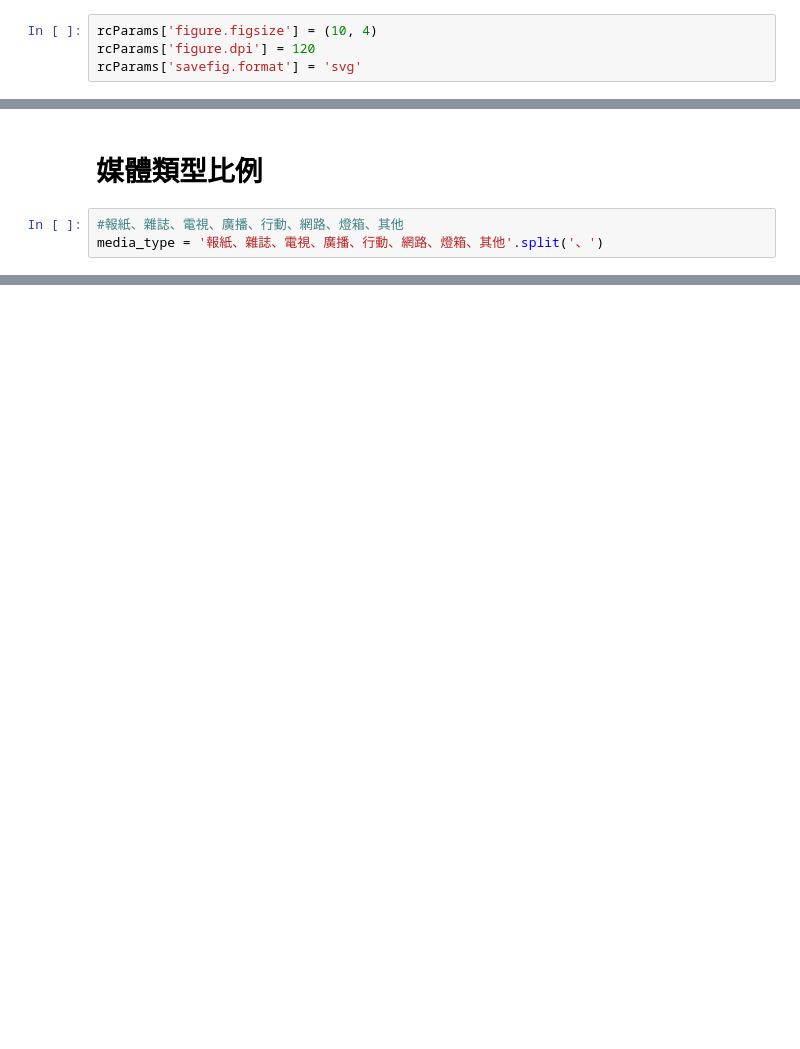
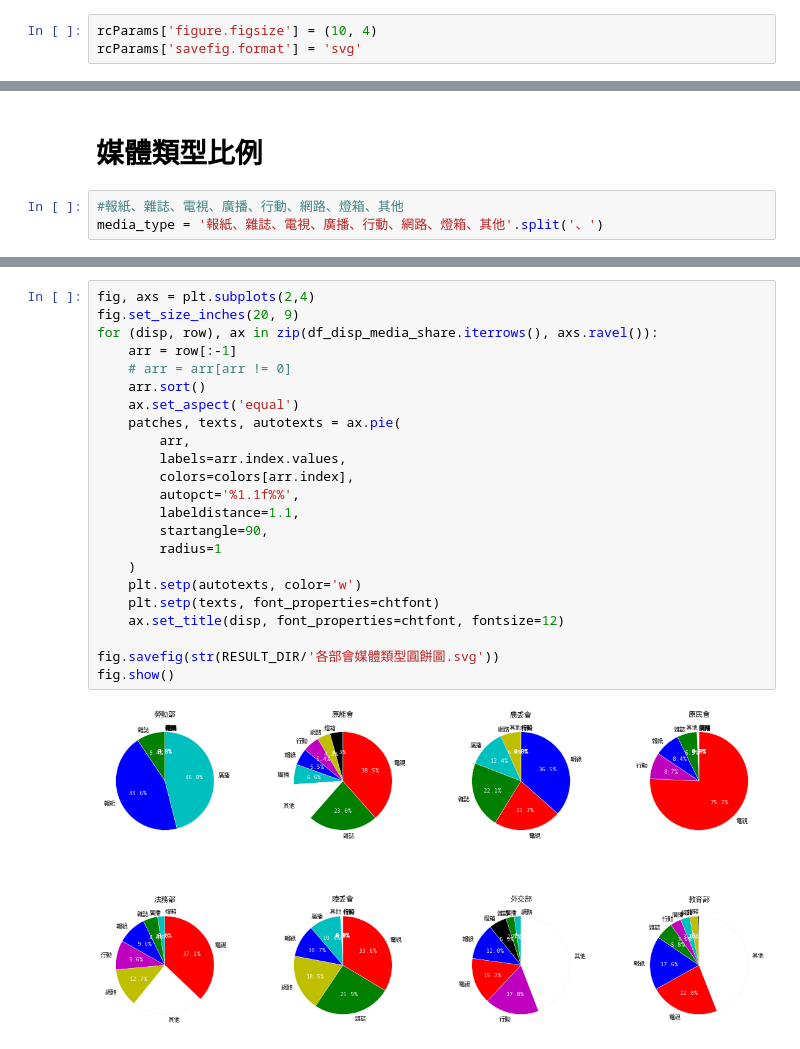
Before and after one commit to ccwang002/2014-NTU-NewsVis, a Jupyter notebook: 1_政策宣傳執情形/script/統計圖表.ipynb, the cells around one changed output, grey strips where cells are left out. Cells and saved outputs as stored; diff of their text form; blank space fills up the shorter version.

```diff
--- a/1_政策宣傳執情形/script/統計圖表.ipynb
+++ b/1_政策宣傳執情形/script/統計圖表.ipynb
@@ -13,7 +13,6 @@ chtfont = mpl.font_manager.FontProperties(fname='/Users/liang/Library/Fonts/DFHe
 Populating the interactive namespace from numpy and matplotlib
 # %%
 rcParams['figure.figsize'] = (10, 4)
-rcParams['figure.dpi'] = 120
 rcParams['savefig.format'] = 'svg'
 # %%
 final_dir = Path('../總整理')
@@ -59,0 +114,25 @@ media_type = '報紙、雜誌、電視、廣播、行動、網路、燈箱、其
+# %%
+fig, axs = plt.subplots(2,4)
+fig.set_size_inches(20, 9)
+for (disp, row), ax in zip(df_disp_media_share.iterrows(), axs.ravel()):
+    arr = row[:-1]
+    # arr = arr[arr != 0]
+    arr.sort()
+    ax.set_aspect('equal')
+    patches, texts, autotexts = ax.pie(
+        arr,
+        labels=arr.index.values,
+        colors=colors[arr.index],
+        autopct='%1.1f%%',
+        labeldistance=1.1,
+        startangle=90,
+        radius=1
+    )
+    plt.setp(autotexts, color='w')
+    plt.setp(texts, font_properties=chtfont)
+    ax.set_title(disp, font_properties=chtfont, fontsize=12)
+
+fig.savefig(str(RESULT_DIR/'各部會媒體類型圓餅圖.svg'))
+fig.show()
+# %% [output]
+[figure, added]
```
Also changed, not shown: parts of 20 cells of this notebook, 1 other file.
